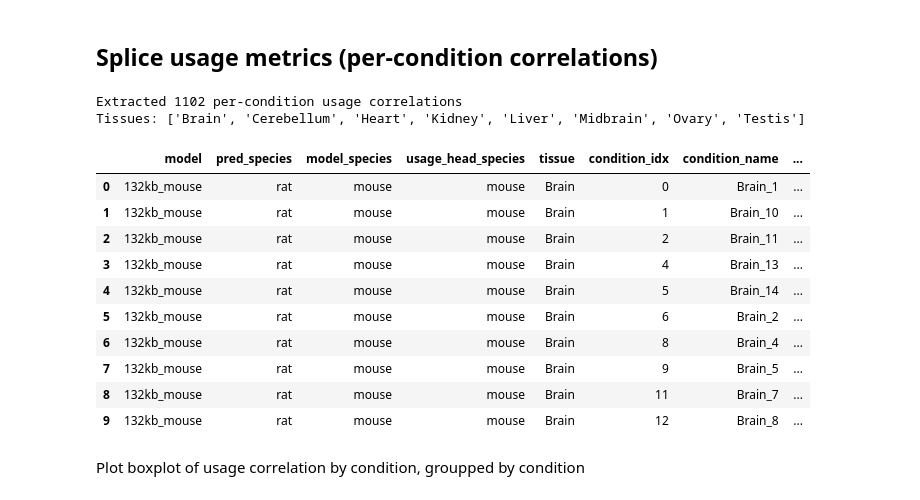
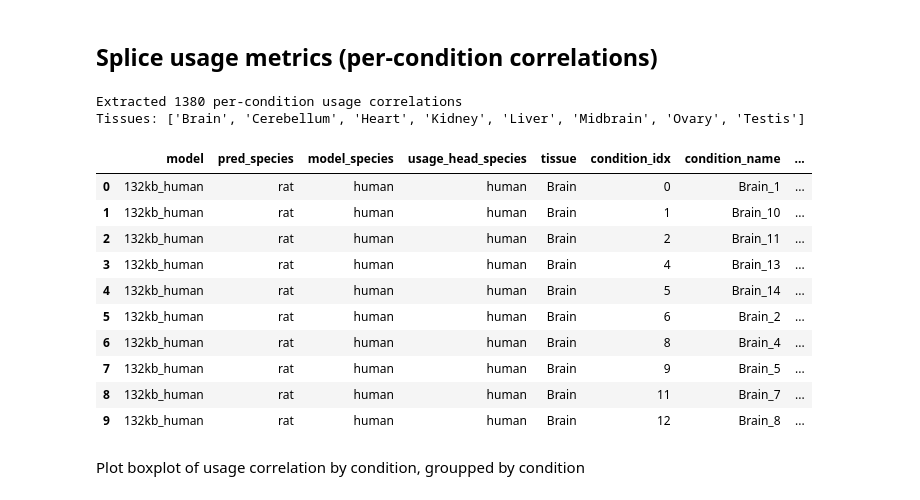
Before and after one commit to anamariaelek/alphagenome-pytorch, a Jupyter notebook: examples/notebooks/splice_eval_compara.ipynb, the cells around one changed output. Saved outputs shown, nothing was run; the diff lists cells and outputs as text; code cells hidden in the pictures.

```diff
--- a/examples/notebooks/splice_eval_compara.ipynb
+++ b/examples/notebooks/splice_eval_compara.ipynb
@@ -9,7 +11,8 @@ import matplotlib.pyplot as plt
 metrics_dict = {}
 
 # Load saved predictions
-models = ["132kb_mouse", "132kb_human", "132kb_human_mouse", "524kb_human_mouse"]
+models = ["132kb_human", "132kb_mouse", "132kb_human_mouse", "524kb_human_mouse"]
+# models = ["132kb_human", "132kb_mouse", "132kb_human_mouse", "524kb_human_mouse", "132kb_human_mouse_rat", "524kb_human_mouse_rat"]
 for model in models:
     for pred_sps in ["rat", "mouse", "human"]:
         # Construct prediction directory path
@@ -24,6 +27,8 @@ for model in models:
                 print(f"  Loading metrics from {metrics_fn}")
                 with open(metrics_fn, "r") as f:
                     metrics = json.load(f)
-            # Collect metrics for plotting
-            metrics_dict[(model, pred_sps, sps)] = metrics
+                # Collect metrics for plotting (only if file exists)
+                metrics_dict[(model, pred_sps, sps)] = metrics
+            else:
+                print(f"  Skipping - file not found: {metrics_fn}")
 # %% [output]
@@ -227,24 +382,8 @@ plt.show()
 from scipy.stats import pearsonr
 from pathlib import Path
 
-# Fixed ordering for models and heads
-MODEL_ORDER = ["132kb_human", "132kb_mouse", "132kb_human_mouse", "524kb_human_mouse"]
-HEAD_ORDER = ["human", "mouse"]
-
-# Colors for model/head combos
-models_color = {
-    "132kb_human (head: human)": "#1f77b4",
-    "132kb_mouse (head: mouse)": "#de6d0a",
-    "132kb_human_mouse (head: human)": "#6baed6",
-    "132kb_human_mouse (head: mouse)": "#fd8d3c",
-    "524kb_human_mouse (head: human)": "#9ecae1",
-    "524kb_human_mouse (head: mouse)": "#fdd0a2"
-}
-
-
 def get_pooled_r(metrics_entry, pred_sps, usage_head_species):
     """Look up the pooled Pearson r for a given species/head from metrics dict entry.
-
     usage_by_head keys may be either the bare species name ("human") or
     prefixed with "from_" ("from_human"), so we try both.
     """
@@ -329,44 +468,44 @@ for (model, pred_sps, model_sps), metrics in metrics_dict.items():
             # Get condition name and extract tissue
             cond_name = idx_to_name.get(int(cond_idx), f"unknown_{cond_idx}")
             tissue = cond_name.rsplit('_', 1)[0] if '_' in cond_name else cond_name
 
             try:
                 timepoint = int(cond_name.rsplit('_', 1)[1]) if '_' in cond_name else None
             except:
                 timepoint = None
 
             usage_data_list.append({
                 'model': model,
                 'pred_species': pred_sps,
                 'model_species': model_sps,
                 'usage_head_species': usage_head_species,
                 'tissue': tissue,
                 'condition_idx': int(cond_idx),
                 'condition_name': cond_name,
                 'timepoint': timepoint,
                 'correlation': float(r),
                 'pooled_r': float(pooled_r) if pooled_r is not None else float('nan'),
                 'n_sites': int(n)
             })
 
 df_usage = pd.DataFrame(usage_data_list)
 print(f"Extracted {len(df_usage)} per-condition usage correlations")
 print(f"Tissues: {sorted(df_usage['tissue'].unique())}")
 df_usage.head(10)
 # %% [output]
-Extracted 1102 per-condition usage correlations
+Extracted 1380 per-condition usage correlations
 Tissues: ['Brain', 'Cerebellum', 'Heart', 'Kidney', 'Liver', 'Midbrain', 'Ovary', 'Testis']
 |  | model | pred_species | model_species | usage_head_species | tissue | condition_idx | condition_name | ... |
-| 0 | 132kb_mouse | rat | mouse | mouse | Brain | 0 | Brain_1 | ... |
-| 1 | 132kb_mouse | rat | mouse | mouse | Brain | 1 | Brain_10 | ... |
-| 2 | 132kb_mouse | rat | mouse | mouse | Brain | 2 | Brain_11 | ... |
-| 3 | 132kb_mouse | rat | mouse | mouse | Brain | 4 | Brain_13 | ... |
-| 4 | 132kb_mouse | rat | mouse | mouse | Brain | 5 | Brain_14 | ... |
-| 5 | 132kb_mouse | rat | mouse | mouse | Brain | 6 | Brain_2 | ... |
-| 6 | 132kb_mouse | rat | mouse | mouse | Brain | 8 | Brain_4 | ... |
-| 7 | 132kb_mouse | rat | mouse | mouse | Brain | 9 | Brain_5 | ... |
-| 8 | 132kb_mouse | rat | mouse | mouse | Brain | 11 | Brain_7 | ... |
-| 9 | 132kb_mouse | rat | mouse | mouse | Brain | 12 | Brain_8 | ... |
+| 0 | 132kb_human | rat | human | human | Brain | 0 | Brain_1 | ... |
+| 1 | 132kb_human | rat | human | human | Brain | 1 | Brain_10 | ... |
+| 2 | 132kb_human | rat | human | human | Brain | 2 | Brain_11 | ... |
+| 3 | 132kb_human | rat | human | human | Brain | 4 | Brain_13 | ... |
+| 4 | 132kb_human | rat | human | human | Brain | 5 | Brain_14 | ... |
+| 5 | 132kb_human | rat | human | human | Brain | 6 | Brain_2 | ... |
+| 6 | 132kb_human | rat | human | human | Brain | 8 | Brain_4 | ... |
+| 7 | 132kb_human | rat | human | human | Brain | 9 | Brain_5 | ... |
+| 8 | 132kb_human | rat | human | human | Brain | 11 | Brain_7 | ... |
+| 9 | 132kb_human | rat | human | human | Brain | 12 | Brain_8 | ... |
 # %% [markdown]
 Plot boxplot of usage correlation by condition, groupped by condition
 # %%
```
Also changed, not shown: parts of 12 cells of this notebook, 3 other files.
